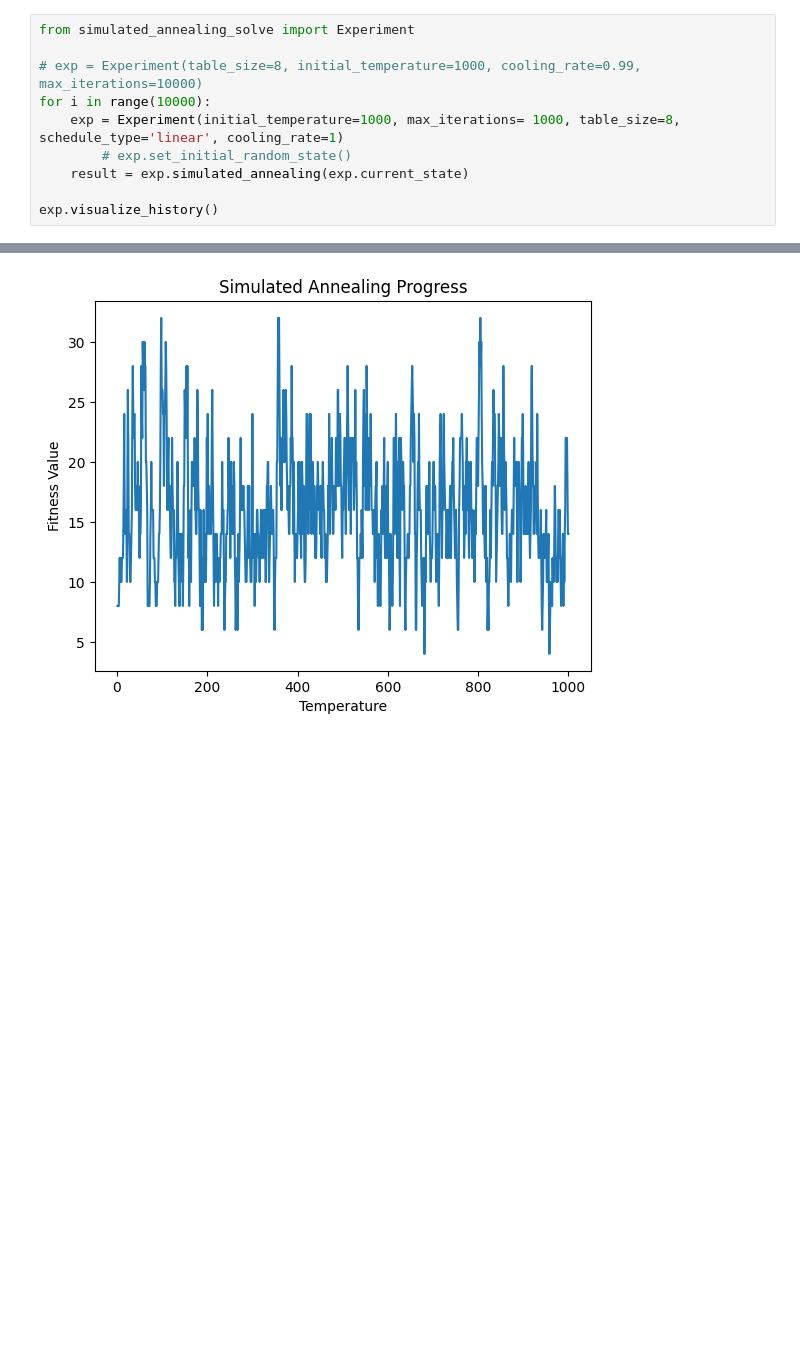
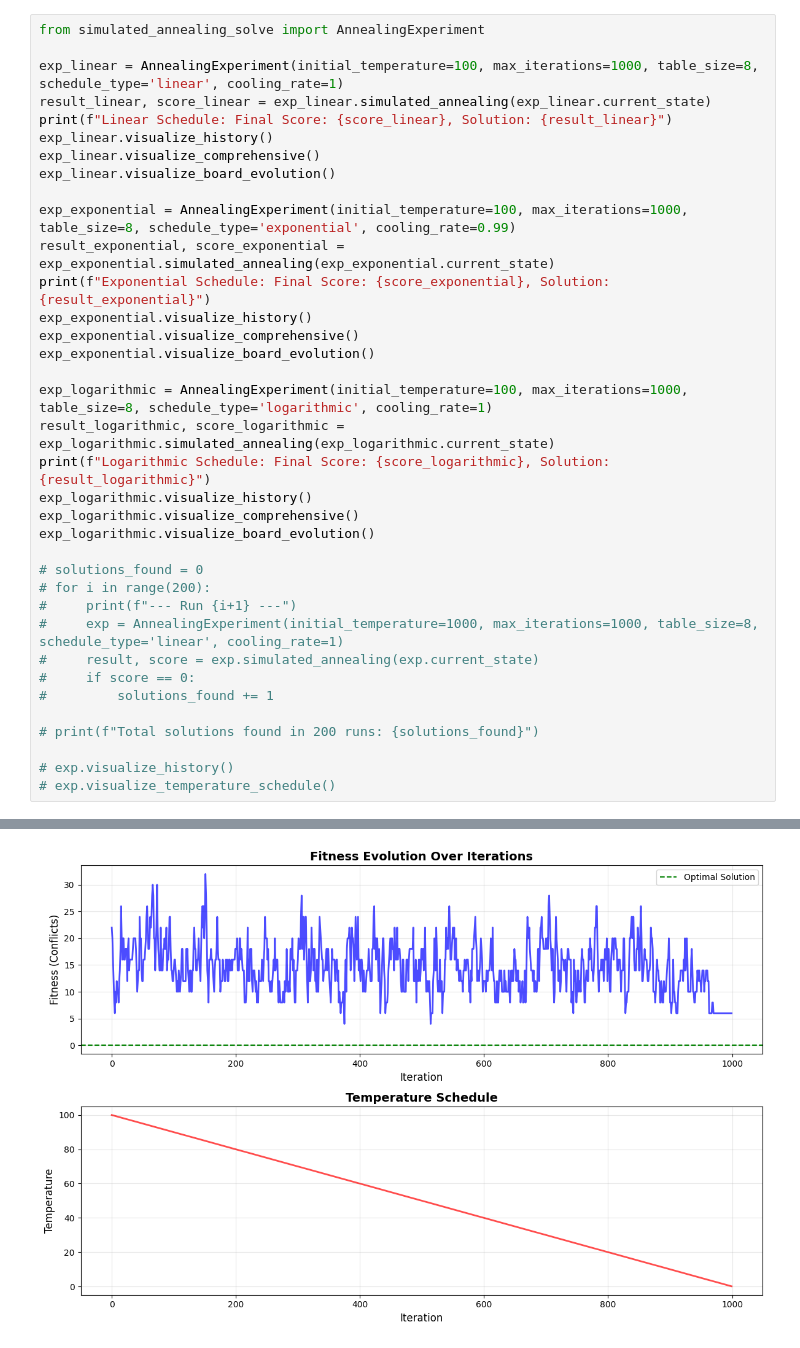
Before and after one commit to SirPhilip3/n-quees-ai, a Jupyter notebook: test.ipynb, the cells around one changed output, grey strips where cells are left out. Cells and saved outputs as stored; diff of their text form; blank space fills up the shorter version.

Commit message:
added some graphs

```diff
--- a/test.ipynb
+++ b/test.ipynb
@@ -1,11 +1,37 @@
 # %%
-from simulated_annealing_solve import Experiment
+from simulated_annealing_solve import AnnealingExperiment
 
-# exp = Experiment(table_size=8, initial_temperature=1000, cooling_rate=0.99, max_iterations=10000)
-for i in range(10000):
-    exp = Experiment(initial_temperature=1000, max_iterations= 1000, table_size=8, schedule_type='linear', cooling_rate=1)
-        # exp.set_initial_random_state()
-    result = exp.simulated_annealing(exp.current_state)
+exp_linear = AnnealingExperiment(initial_temperature=100, max_iterations=1000, table_size=8, schedule_type='linear', cooling_rate=1)
+result_linear, score_linear = exp_linear.simulated_annealing(exp_linear.current_state)
+print(f"Linear Schedule: Final Score: {score_linear}, Solution: {result_linear}")
+exp_linear.visualize_history()
+exp_linear.visualize_comprehensive()
+exp_linear.visualize_board_evolution()
 
-exp.visualize_history()
+exp_exponential = AnnealingExperiment(initial_temperature=100, max_iterations=1000, table_size=8, schedule_type='exponential', cooling_rate=0.99)
+result_exponential, score_exponential = exp_exponential.simulated_annealing(exp_exponential.current_state)
+print(f"Exponential Schedule: Final Score: {score_exponential}, Solution: {result_exponential}")
+exp_exponential.visualize_history()
+exp_exponential.visualize_comprehensive()
+exp_exponential.visualize_board_evolution()
+
+exp_logarithmic = AnnealingExperiment(initial_temperature=100, max_iterations=1000, table_size=8, schedule_type='logarithmic', cooling_rate=1)
+result_logarithmic, score_logarithmic = exp_logarithmic.simulated_annealing(exp_logarithmic.current_state)
+print(f"Logarithmic Schedule: Final Score: {score_logarithmic}, Solution: {result_logarithmic}")
+exp_logarithmic.visualize_history()
+exp_logarithmic.visualize_comprehensive()
+exp_logarithmic.visualize_board_evolution()
+
+# solutions_found = 0
+# for i in range(200):
+#     print(f"--- Run {i+1} ---")
+#     exp = AnnealingExperiment(initial_temperature=1000, max_iterations=1000, table_size=8, schedule_type='linear', cooling_rate=1)
+#     result, score = exp.simulated_annealing(exp.current_state)
+#     if score == 0:
+#         solutions_found += 1
+
+# print(f"Total solutions found in 200 runs: {solutions_found}")
+
+# exp.visualize_history()
+# exp.visualize_temperature_schedule()
 # %% [output]
@@ -14 +39 @@ Solution found:  [(4, 0, 0), (1, 1, 0), (5, 2, 0), (0, 3, 0), (6, 4, 0), (3, 5,
-[figure, old version]
+[figure, new version]
```
Also changed, not shown: parts of 4 cells of this notebook, 4 other files.
